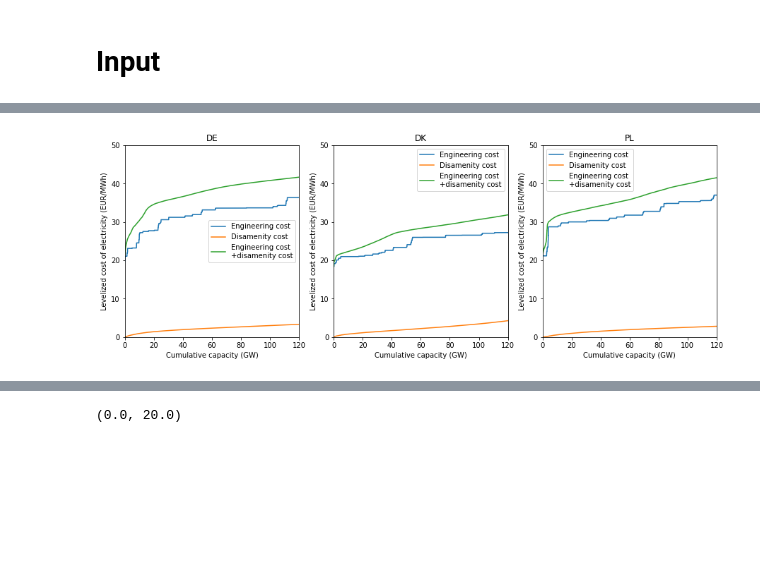
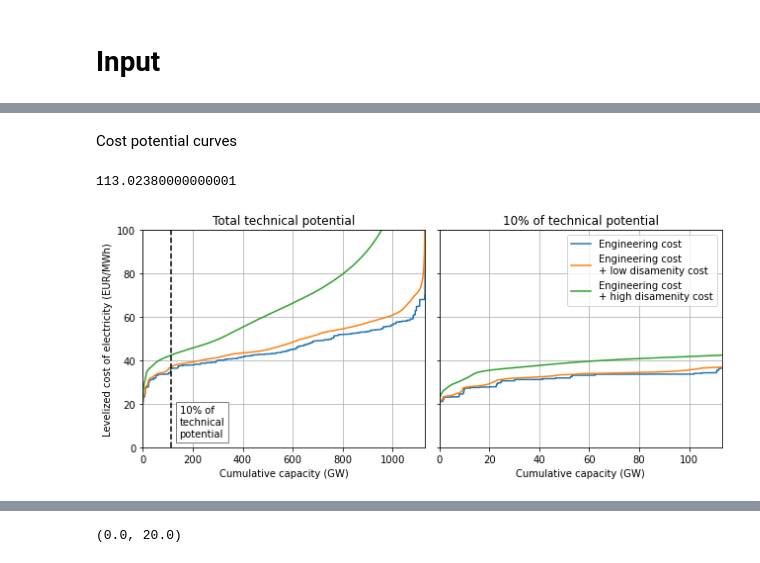
Before and after one commit to timtroendle/wind-onshore-cost-potential, a Jupyter notebook: notebooks/plots.ipynb, the cells around one changed output, grey strips where cells are left out. Drawn from its saved outputs; the diff is of its cells as text; code cells hidden in the pictures; blank space fills up the shorter version.

Commit message:
revised disamenity costs and plots

```diff
--- a/notebooks/plots.ipynb
+++ b/notebooks/plots.ipynb
@@ -16,13 +16,13 @@ params = {
     'availability': 0.9
 }
 # %%
-factor = 1/8
 turbines = pd.DataFrame()
 for c in countries:
-    tmp = pd.read_csv(f"../build/turbines-{c}.csv", index_col=0)[['lcoe_eur_per_mwh', 'disamenity_cost_eur_per_mwh', '1', '2', '3', '4']]
+    tmp = pd.read_csv(f"../build/turbines-{c}.csv", index_col=0)[
+        ['lcoe_eur_per_mwh', 'disamenity_cost_eur_per_mwh', '1', '2', '3', '4']
+    ]
     tmp.columns = ['engineering', 'disamenity', 1, 2, 3, 4]
-    tmp['disamenity'] = factor * tmp['disamenity']
-    tmp['total'] = tmp['engineering'] + tmp['disamenity']
+    tmp['disamenity'] = tmp['disamenity'] / 8
     tmp[c] = 2
     turbines = turbines.append(tmp)
     #tmp['total'].sort_values().reset_index(drop=True).plot()
@@ -149,30 +48,50 @@ plt.grid()
+# %% [markdown]
+Cost potential curves
 # %%
-fig = plt.figure(figsize=[15,5])
+c = 'DE'
 
-for i, c in enumerate(countries):
+fig = plt.figure(figsize=[9,4])
 
-    ax = fig.add_subplot(131+i)
+tmp = turbines[turbines[c]>0].copy()
+cumulative_capacity = tmp[c].cumsum() / 1000
+engineering_cost = tmp['engineering'].sort_values()
+total_cost_low = (tmp['engineering'] + tmp['disamenity']).sort_values()
+total_cost_high = (tmp['engineering'] + 10 * tmp['disamenity']).sort_values()
 
-    tmp = turbines[turbines[c]>0]
+ax1 = fig.add_subplot(121)
 
-    cumulative_capacity = [params['capacity'] / 1000 * x for x in range(len(tmp))]
+plt.plot(cumulative_capacity, engineering_cost)
+plt.plot(cumulative_capacity, total_cost_low)
+plt.plot(cumulative_capacity, total_cost_high)
 
-    engineering_cost = tmp['engineering'].sort_values()
-    plt.plot(cumulative_capacity, engineering_cost, label='Engineering cost')
+plt.axvline(0.1 * cumulative_capacity.iloc[-1], color='black', linestyle='--')
+plt.text(0.13 * cumulative_capacity.iloc[-1], 5, '10% of\ntechnical\npotential',
+         bbox={'facecolor': 'white', 'edgecolor': 'grey'})
 
-    disamenity_cost = tmp['disamenity'].sort_values()
-    plt.plot(cumulative_capacity, disamenity_cost, label='Disamenity cost')
+plt.xlabel('Cumulative capacity (GW)')
+plt.ylabel('Levelized cost of electricity (EUR/MWh)')
+plt.xlim(0, cumulative_capacity.iloc[-1])
+plt.ylim(0, 100)
+plt.grid()
+plt.title('Total technical potential')
 
-    total_cost = tmp['total'].sort_values()
-    plt.plot(cumulative_capacity, total_cost, label='Engineering cost\n+disamenity cost')
+ax2 = fig.add_subplot(122)
+ax2.set_yticklabels('')
 
-    plt.xlabel('Cumulative capacity (GW)')
-    plt.ylabel('Levelized cost of electricity (EUR/MWh)')
-    plt.xlim(0, 120)
-    plt.ylim(0, 50)
+plt.plot(cumulative_capacity, engineering_cost, label='Engineering cost')
+plt.plot(cumulative_capacity, total_cost_low, label='Engineering cost\n+ low disamenity cost')
+plt.plot(cumulative_capacity, total_cost_high, label='Engineering cost\n+ high disamenity cost')
 
-    plt.legend()
-    plt.title(c)
+plt.xlabel('Cumulative capacity (GW)')
+plt.xlim(0, 0.1 * cumulative_capacity.iloc[-1])
+plt.ylim(0, 100)
+plt.grid()
+plt.title('10% of technical potential')
+
+plt.legend()
+plt.tight_layout()
+plt.savefig('Figure 2.png')
 # %% [output]
+113.02380000000001
-[figure, old version]
+[figure, new version]
 # %%
```
Also changed, not shown: parts of 7 cells of this notebook, 1 other file.
